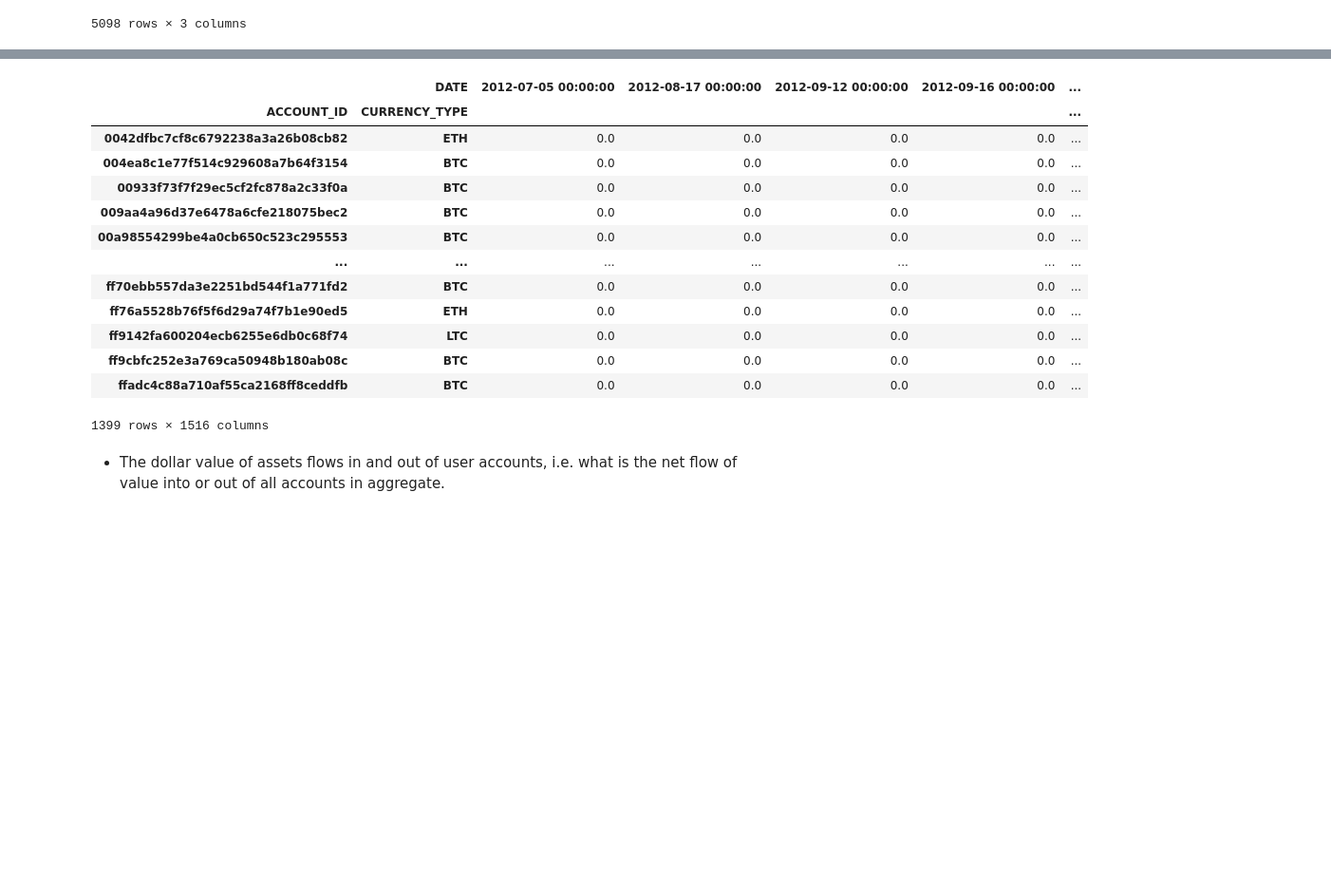
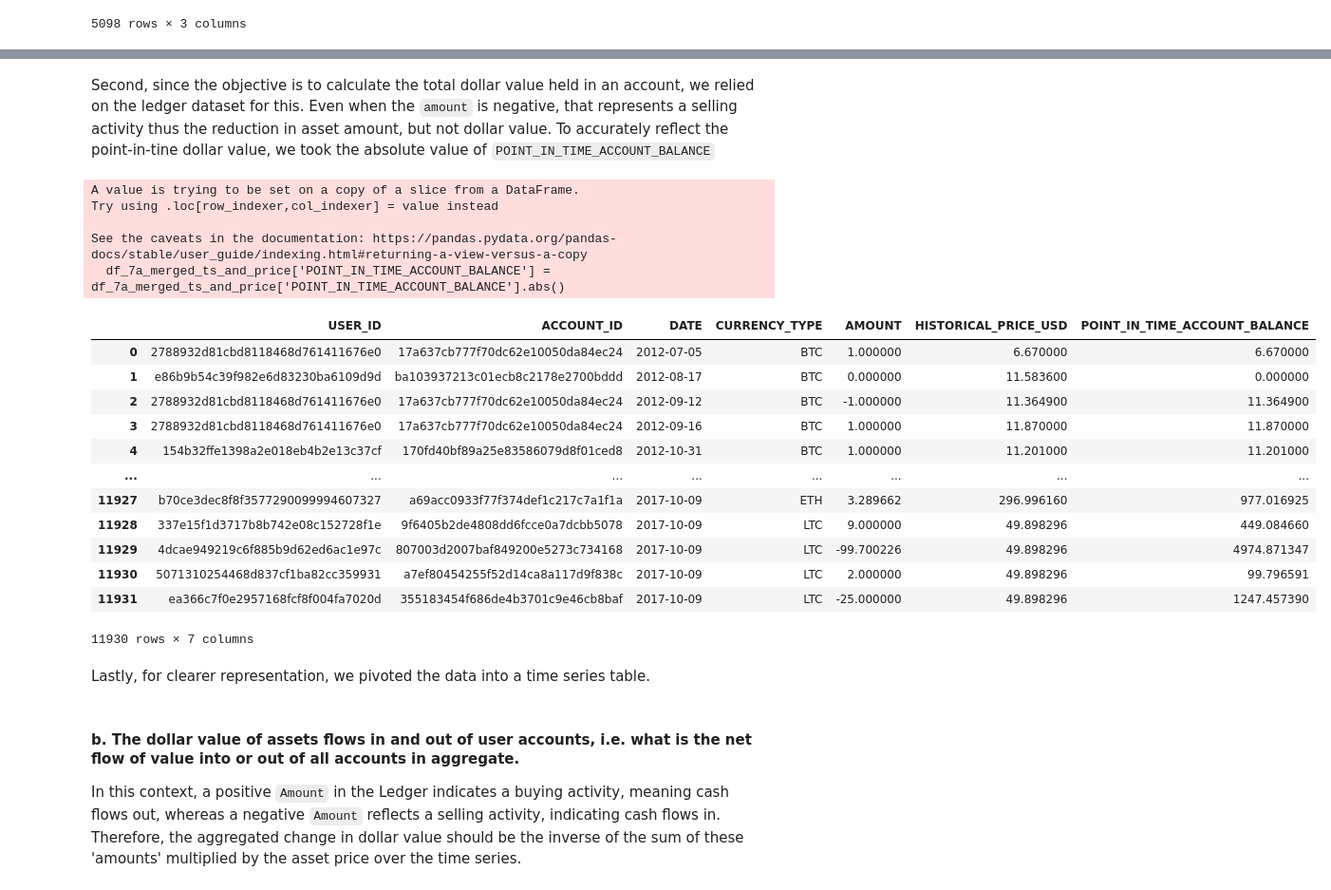
Before and after one commit to ycyuchengliu/coinbase_note, a Jupyter notebook: 00_coinbase_core_hw_notebook.ipynb, the cells around one changed output, grey strips where cells are left out. Shown at 95% size. Drawn from its saved outputs; the diff is of its cells as text; code cells hidden in the pictures; blank space fills up the shorter version.

```diff
--- a/00_coinbase_core_hw_notebook.ipynb
+++ b/00_coinbase_core_hw_notebook.ipynb
@@ -721,22 +751,35 @@ merged_df
+# %% [markdown]
+Second, since the objective is to calculate the total dollar value held in an account, we relied on the ledger dataset for this. Even when the `amount` is negative, that represents a selling activity thus the reduction in asset amount, but not dollar value. To accurately reflect the point-in-tine dollar value, we took the absolute value of `POINT_IN_TIME_ACCOUNT_BALANCE`
+# %%
+df_7a_merged_ts_and_price['POINT_IN_TIME_ACCOUNT_BALANCE'] = df_7a_merged_ts_and_price['POINT_IN_TIME_ACCOUNT_BALANCE'].abs()
+
+df_7a_merged_ts_and_price
+# %% [output]
+A value is trying to be set on a copy of a slice from a DataFrame.
+Try using .loc[row_indexer,col_indexer] = value instead
+
+See the caveats in the documentation: https://pandas.pydata.org/pandas-docs/stable/user_guide/indexing.html#returning-a-view-versus-a-copy
+  df_7a_merged_ts_and_price['POINT_IN_TIME_ACCOUNT_BALANCE'] = df_7a_merged_ts_and_price['POINT_IN_TIME_ACCOUNT_BALANCE'].abs()
+|  | USER_ID | ACCOUNT_ID | DATE | CURRENCY_TYPE | AMOUNT | HISTORICAL_PRICE_USD | POINT_IN_TIME_ACCOUNT_BALANCE |
+| 0 | 2788932d81cbd8118468d761411676e0 | 17a637cb777f70dc62e10050da84ec24 | 2012-07-05 | BTC | 1.000000 | 6.670000 | 6.670000 |
+| 1 | e86b9b54c39f982e6d83230ba6109d9d | ba103937213c01ecb8c2178e2700bddd | 2012-08-17 | BTC | 0.000000 | 11.583600 | 0.000000 |
+| 2 | 2788932d81cbd8118468d761411676e0 | 17a637cb777f70dc62e10050da84ec24 | 2012-09-12 | BTC | -1.000000 | 11.364900 | 11.364900 |
+| 3 | 2788932d81cbd8118468d761411676e0 | 17a637cb777f70dc62e10050da84ec24 | 2012-09-16 | BTC | 1.000000 | 11.870000 | 11.870000 |
+| 4 | 154b32ffe1398a2e018eb4b2e13c37cf | 170fd40bf89a25e83586079d8f01ced8 | 2012-10-31 | BTC | 1.000000 | 11.201000 | 11.201000 |
+| ... | ... | ... | ... | ... | ... | ... | ... |
+| 11927 | b70ce3dec8f8f3577290099994607327 | a69acc0933f77f374def1c217c7a1f1a | 2017-10-09 | ETH | 3.289662 | 296.996160 | 977.016925 |
+| 11928 | 337e15f1d3717b8b742e08c152728f1e | 9f6405b2de4808dd6fcce0a7dcbb5078 | 2017-10-09 | LTC | 9.000000 | 49.898296 | 449.084660 |
+| 11929 | 4dcae949219c6f885b9d62ed6ac1e97c | 807003d2007baf849200e5273c734168 | 2017-10-09 | LTC | -99.700226 | 49.898296 | 4974.871347 |
+| 11930 | 5071310254468d837cf1ba82cc359931 | a7ef80454255f52d14ca8a117d9f838c | 2017-10-09 | LTC | 2.000000 | 49.898296 | 99.796591 |
+| 11931 | ea366c7f0e2957168fcf8f004fa7020d | 355183454f686de4b3701c9e46cb8baf | 2017-10-09 | LTC | -25.000000 | 49.898296 | 1247.457390 |
+11930 rows × 7 columns
+# %% [markdown]
+Lastly, for clearer representation, we pivoted the data into a time series table.
 # %%
-df_output = merged_df.pivot_table(index=('ACCOUNT_ID', 'CURRENCY_TYPE'), columns='DATE', values='PRICE_USD', aggfunc='sum')
-df_output = df_output.fillna(0)
-df_output['Total_Amount_In_Wallet'] = df_output.sum(axis=1)
-df_output
+df_7a_point_in_time_balance_output = df_7a_merged_ts_and_price.pivot_table(index=('USER_ID', 'ACCOUNT_ID', 'CURRENCY_TYPE'), columns='DATE', values='POINT_IN_TIME_ACCOUNT_BALANCE', aggfunc='sum', sort='USER_ID')
+df_7a_point_in_time_balance_output = df_7a_point_in_time_balance_output.fillna(0)
+df_7a_point_in_time_balance_output.to_csv('/Users/yuchengliu/Desktop/coinbase_note/02_outputs/df_7a_point_in_time_balance_output.csv')
-# %% [output]
-|  | DATE | 2012-07-05 00:00:00 | 2012-08-17 00:00:00 | 2012-09-12 00:00:00 | 2012-09-16 00:00:00 | ... |
-| ACCOUNT_ID | CURRENCY_TYPE |  |  |  |  | ... |
-| 0042dfbc7cf8c6792238a3a26b08cb82 | ETH | 0.0 | 0.0 | 0.0 | 0.0 | ... |
-| 004ea8c1e77f514c929608a7b64f3154 | BTC | 0.0 | 0.0 | 0.0 | 0.0 | ... |
-| 00933f73f7f29ec5cf2fc878a2c33f0a | BTC | 0.0 | 0.0 | 0.0 | 0.0 | ... |
-| 009aa4a96d37e6478a6cfe218075bec2 | BTC | 0.0 | 0.0 | 0.0 | 0.0 | ... |
-| 00a98554299be4a0cb650c523c295553 | BTC | 0.0 | 0.0 | 0.0 | 0.0 | ... |
-| ... | ... | ... | ... | ... | ... | ... |
-| ff70ebb557da3e2251bd544f1a771fd2 | BTC | 0.0 | 0.0 | 0.0 | 0.0 | ... |
-| ff76a5528b76f5f6d29a74f7b1e90ed5 | ETH | 0.0 | 0.0 | 0.0 | 0.0 | ... |
-| ff9142fa600204ecb6255e6db0c68f74 | LTC | 0.0 | 0.0 | 0.0 | 0.0 | ... |
-| ff9cbfc252e3a769ca50948b180ab08c | BTC | 0.0 | 0.0 | 0.0 | 0.0 | ... |
-| ffadc4c88a710af55ca2168ff8ceddfb | BTC | 0.0 | 0.0 | 0.0 | 0.0 | ... |
-1399 rows × 1516 columns
 # %% [markdown]
-- The dollar value of assets flows in and out of user accounts, i.e. what is the net flow of value into or out of all accounts in aggregate.
+#### **b. The dollar value of assets flows in and out of user accounts, i.e. what is the net flow of value into or out of all accounts in aggregate.**
+
+In this context, a positive `Amount` in the Ledger indicates a buying activity, meaning cash flows out, whereas a negative `Amount` reflects a selling activity, indicating cash flows in. Therefore, the aggregated change in dollar value should be the inverse of the sum of these 'amounts' multiplied by the asset price over the time series.
```
Also changed, not shown: parts of 16 cells of this notebook, 13 other files.
